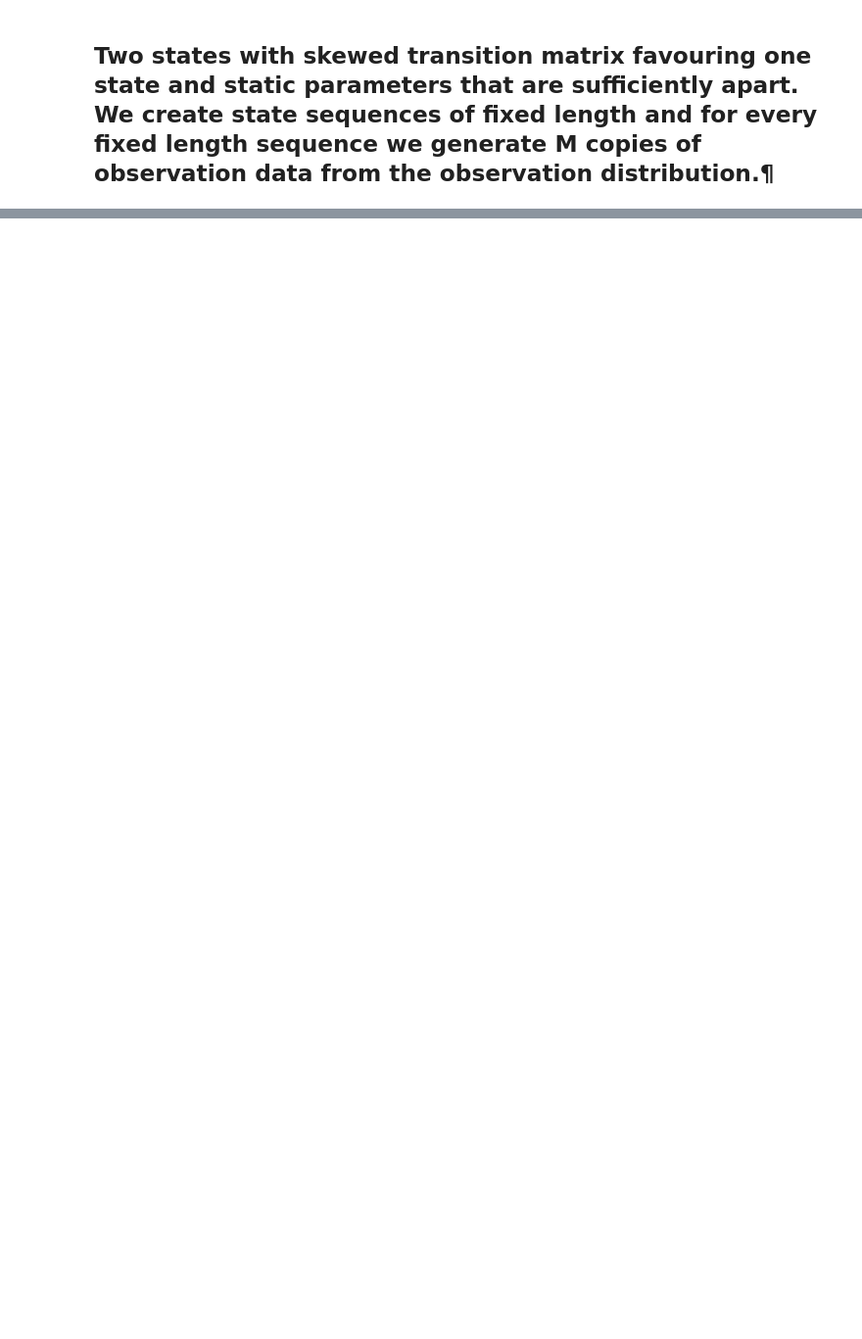
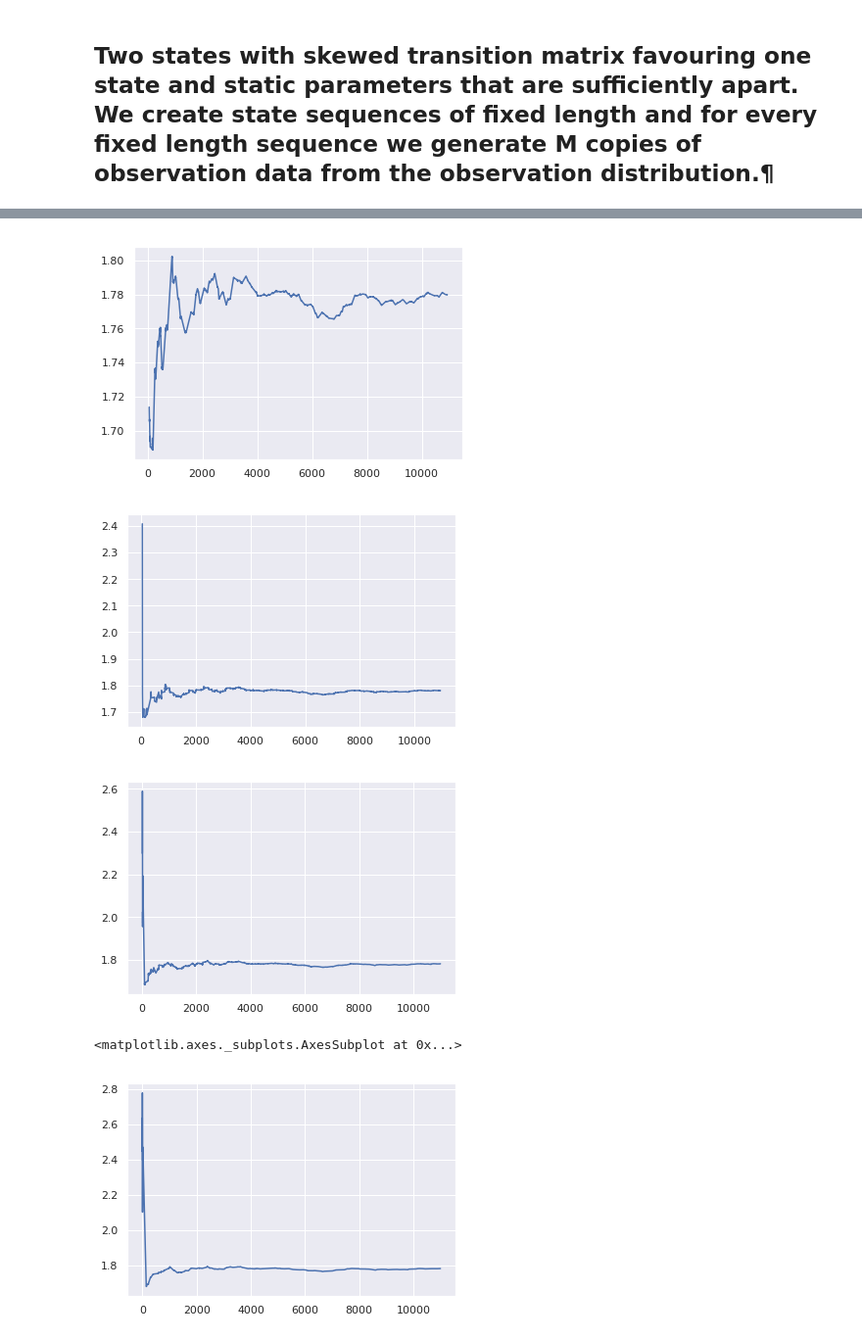
Before and after one commit to andreas-koukorinis/PaperCode, a Jupyter notebook: aknotebooks/analysing the fisher score.ipynb, the cells around one changed output, grey strips where cells are left out. Shown at 98% size. Saved outputs shown, nothing was run; the diff lists cells and outputs as text; code cells hidden in the pictures; blank space fills up the shorter version.

```diff
--- a/aknotebooks/analysing the fisher score.ipynb
+++ b/aknotebooks/analysing the fisher score.ipynb
@@ -188,0 +100,7 @@ df_fischer_state0.shape[0]
+# %%
+
+
+df_fischer_state1= df_fischer_4[df_fischer_4['states'] == 0]
+df_fischer_state2= df_fischer_4[df_fischer_4['states'] == 1]
+df_fischer_state3= df_fischer_4[df_fischer_4['states'] == 2]
+df_fischer_state4= df_fischer_4[df_fischer_4['states'] == 3]
@@ -188,0 +115,14 @@ df_fischer_state0.shape[0]
+# %%
+df_fischer_state1['phi1'].plot()
+plt.show()
+df_fischer_state2['phi1'].plot()
+plt.show()
+df_fischer_state3['phi1'].plot()
+plt.show()
+df_fischer_state4['phi1'].plot()
+# %% [output]
+[figure, added]
+[figure, added]
+[figure, added]
+<matplotlib.axes._subplots.AxesSubplot at 0x...>
+[figure, added]
```
Also changed, not shown: parts of 30 cells of this notebook, 7 other files.
